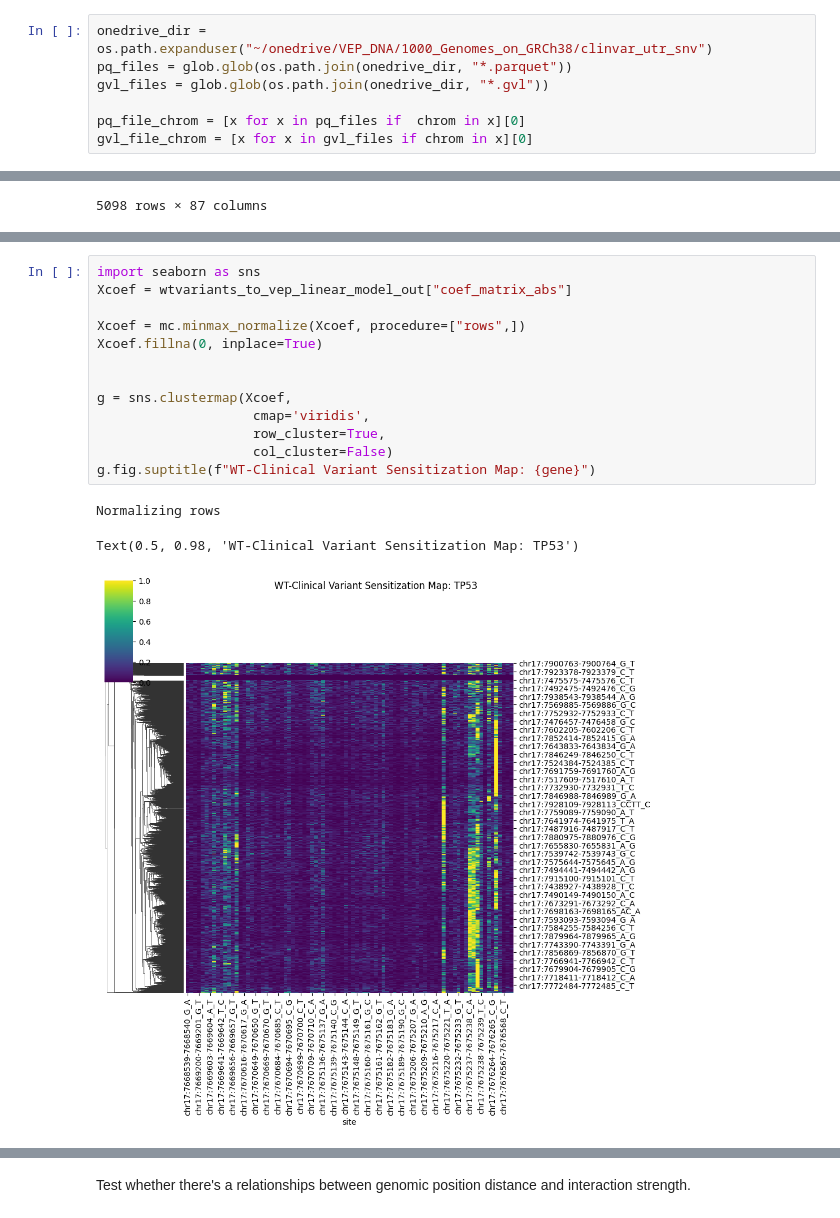
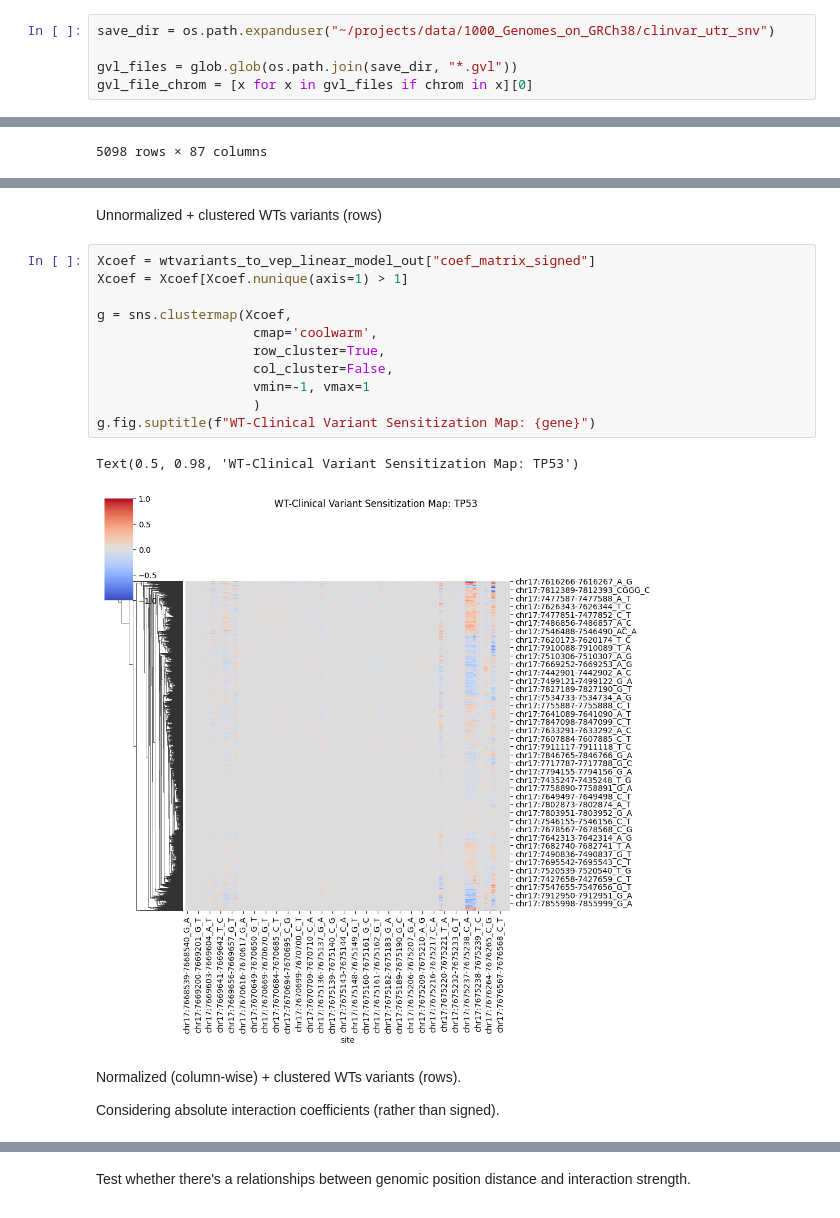
Before and after one commit to bschilder/VEP_DNA, a Jupyter notebook: notebooks/variant_attribution.ipynb, the cells around one changed output, grey strips where cells are left out. Cells and saved outputs as stored; diff of their text form.

```diff
--- a/notebooks/variant_attribution.ipynb
+++ b/notebooks/variant_attribution.ipynb
@@ -178,9 +207,7 @@ Xwt.iloc[:10,:10]
 # %% [markdown]
 ## Create haplotype x WT variant matrix: `genvarloader`
 # %%
-onedrive_dir = os.path.expanduser("~/onedrive/VEP_DNA/1000_Genomes_on_GRCh38/clinvar_utr_snv")
-pq_files = glob.glob(os.path.join(onedrive_dir, "*.parquet"))
-gvl_files = glob.glob(os.path.join(onedrive_dir, "*.gvl"))
+save_dir = os.path.expanduser("~/projects/data/1000_Genomes_on_GRCh38/clinvar_utr_snv")
 
-pq_file_chrom = [x for x in pq_files if  chrom in x][0]
+gvl_files = glob.glob(os.path.join(save_dir, "*.gvl"))
 gvl_file_chrom = [x for x in gvl_files if chrom in x][0]
@@ -518,17 +551,20 @@ Normalizing rows
+# %% [markdown]
+Unnormalized + clustered WTs variants (rows)
 # %%
-import seaborn as sns
-Xcoef = wtvariants_to_vep_linear_model_out["coef_matrix_abs"]
-
-Xcoef = mc.minmax_normalize(Xcoef, procedure=["rows",])
-Xcoef.fillna(0, inplace=True)
-
+Xcoef = wtvariants_to_vep_linear_model_out["coef_matrix_signed"]
+Xcoef = Xcoef[Xcoef.nunique(axis=1) > 1]
 
 g = sns.clustermap(Xcoef,
-                    cmap='viridis',
+                    cmap='coolwarm',
                     row_cluster=True,
-                    col_cluster=False)
+                    col_cluster=False,
+                    vmin=-1, vmax=1
+                    )
 g.fig.suptitle(f"WT-Clinical Variant Sensitization Map: {gene}")
 # %% [output]
-Normalizing rows
+Text(0.5, 0.98, 'WT-Clinical Variant Sensitization Map: TP53')
-Text(0.5, 0.98, 'WT-Clinical Variant Sensitization Map: TP53')
-[figure, old version]
+[figure, new version]
+# %% [markdown]
+Normalized (column-wise) + clustered WTs variants (rows).
+
+Considering absolute interaction coefficients (rather than signed).
```
Also changed, not shown: parts of 26 cells of this notebook, 2 other files.
